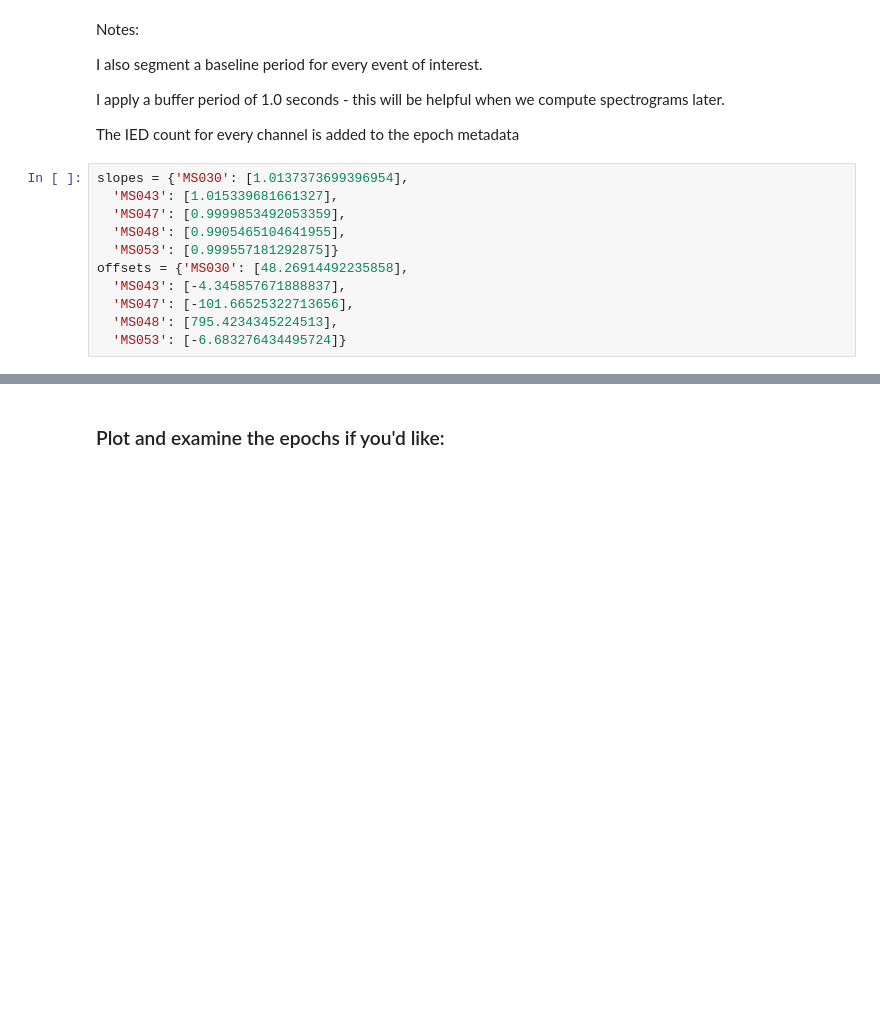
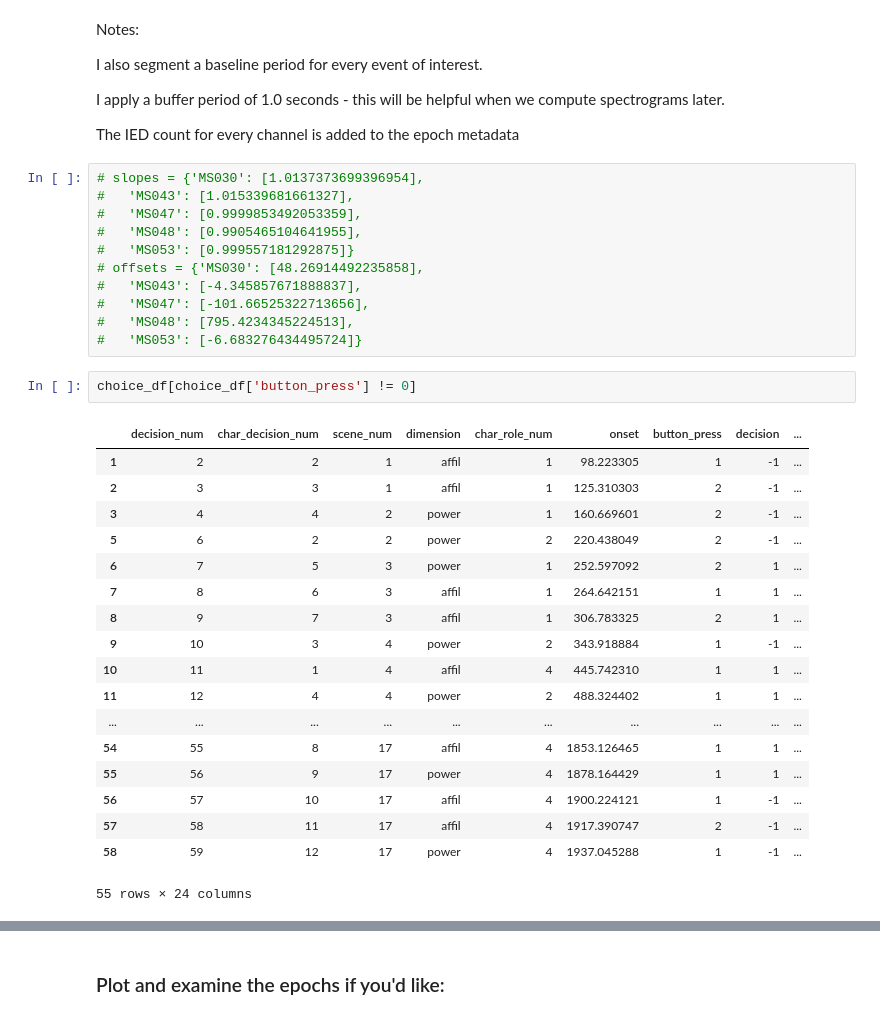
Before and after one commit to gelanat/LFPAnalysis, a Jupyter notebook: SNT_scripts/SNT_preprocess.ipynb, the cells around one changed output, grey strips where cells are left out. Drawn from its saved outputs; the diff is of its cells as text; blank space fills up the shorter version.

```diff
--- a/SNT_scripts/SNT_preprocess.ipynb
+++ b/SNT_scripts/SNT_preprocess.ipynb
@@ -311,13 +433,34 @@ I apply a buffer period of 1.0 seconds - this will be helpful when we compute sp
 
 The IED count for every channel is added to the epoch metadata
 # %%
-slopes = {'MS030': [1.0137373699396954],
-  'MS043': [1.015339681661327],
-  'MS047': [0.9999853492053359],
-  'MS048': [0.9905465104641955],
-  'MS053': [0.999557181292875]}
-offsets = {'MS030': [48.26914492235858],
-  'MS043': [-4.345857671888837],
-  'MS047': [-101.66525322713656],
-  'MS048': [795.4234345224513],
-  'MS053': [-6.683276434495724]}
+# slopes = {'MS030': [1.0137373699396954],
+#   'MS043': [1.015339681661327],
+#   'MS047': [0.9999853492053359],
+#   'MS048': [0.9905465104641955],
+#   'MS053': [0.999557181292875]}
+# offsets = {'MS030': [48.26914492235858],
+#   'MS043': [-4.345857671888837],
+#   'MS047': [-101.66525322713656],
+#   'MS048': [795.4234345224513],
+#   'MS053': [-6.683276434495724]}
+# %%
+choice_df[choice_df['button_press'] != 0]
+# %% [output]
+|  | decision_num | char_decision_num | scene_num | dimension | char_role_num | onset | button_press | decision | ... |
+| 1 | 2 | 2 | 1 | affil | 1 | 98.223305 | 1 | -1 | ... |
+| 2 | 3 | 3 | 1 | affil | 1 | 125.310303 | 2 | -1 | ... |
+| 3 | 4 | 4 | 2 | power | 1 | 160.669601 | 2 | -1 | ... |
+| 5 | 6 | 2 | 2 | power | 2 | 220.438049 | 2 | -1 | ... |
+| 6 | 7 | 5 | 3 | power | 1 | 252.597092 | 2 | 1 | ... |
+| 7 | 8 | 6 | 3 | affil | 1 | 264.642151 | 1 | 1 | ... |
+| 8 | 9 | 7 | 3 | affil | 1 | 306.783325 | 2 | 1 | ... |
+| 9 | 10 | 3 | 4 | power | 2 | 343.918884 | 1 | -1 | ... |
+| 10 | 11 | 1 | 4 | affil | 4 | 445.742310 | 1 | 1 | ... |
+| 11 | 12 | 4 | 4 | power | 2 | 488.324402 | 1 | 1 | ... |
+| ... | ... | ... | ... | ... | ... | ... | ... | ... | ... |
+| 54 | 55 | 8 | 17 | affil | 4 | 1853.126465 | 1 | 1 | ... |
+| 55 | 56 | 9 | 17 | power | 4 | 1878.164429 | 1 | 1 | ... |
+| 56 | 57 | 10 | 17 | affil | 4 | 1900.224121 | 1 | -1 | ... |
+| 57 | 58 | 11 | 17 | affil | 4 | 1917.390747 | 2 | -1 | ... |
+| 58 | 59 | 12 | 17 | power | 4 | 1937.045288 | 1 | -1 | ... |
+55 rows × 24 columns
```
Also changed, not shown: parts of 14 cells of this notebook, 1 other file.
